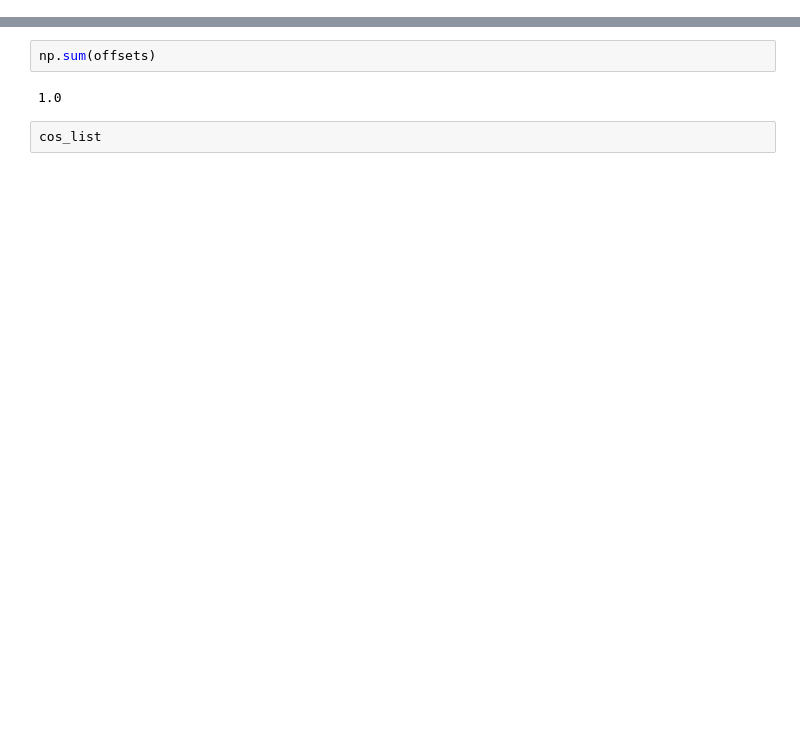
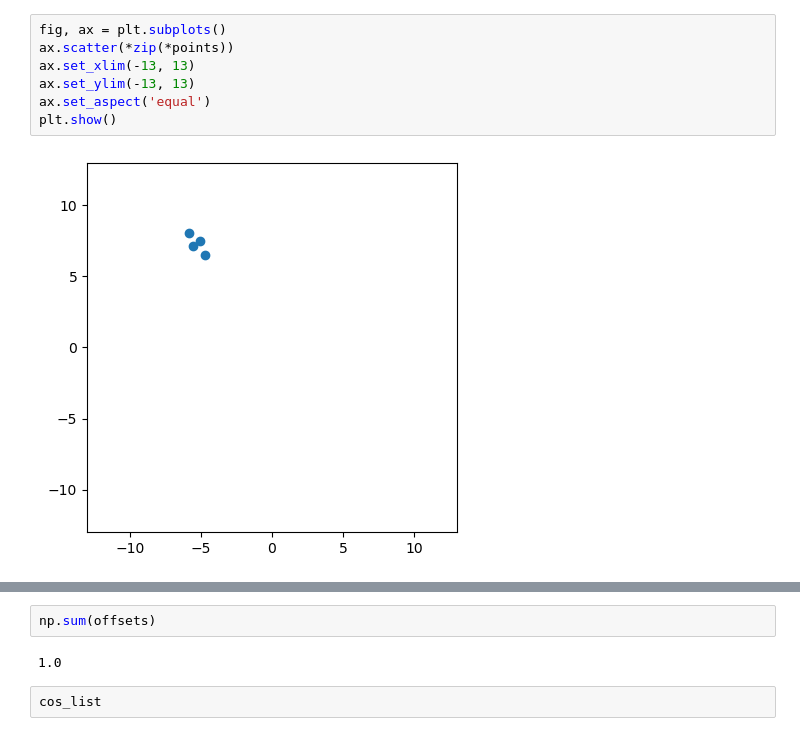
Before and after one commit to WilliamTylerBradley/grid_tilings, a Jupyter notebook: testing_03.ipynb, the cells around one changed output, grey strips where cells are left out. Cells and saved outputs as stored; diff of their text form; blank space fills up the shorter version.

```diff
--- a/testing_03.ipynb
+++ b/testing_03.ipynb
@@ -125,0 +131,9 @@ plt.show()
+# %%
+fig, ax = plt.subplots()
+ax.scatter(*zip(*points))
+ax.set_xlim(-13, 13)
+ax.set_ylim(-13, 13)
+ax.set_aspect('equal')
+plt.show()
+# %% [output]
+[figure, added]
```
Also changed, not shown: parts of 14 cells of this notebook, 1 other file.
